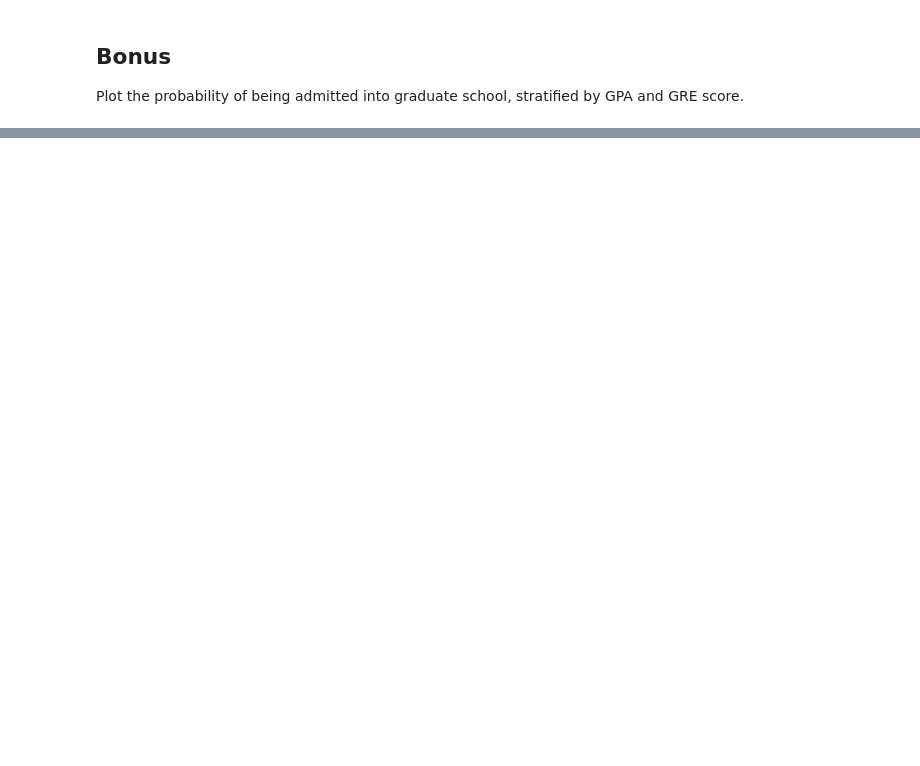
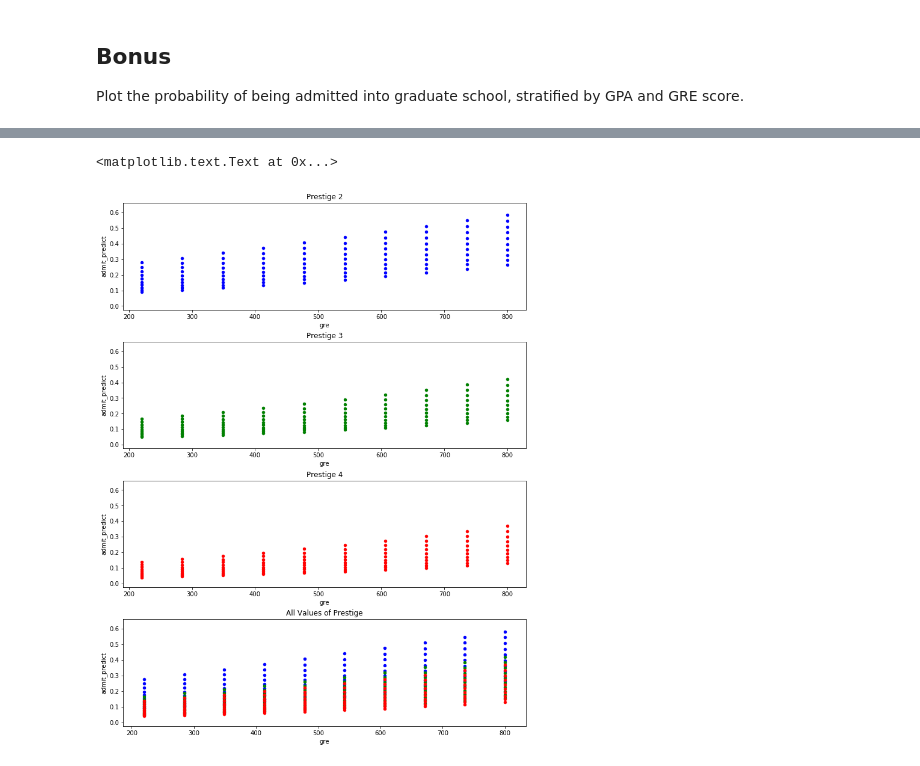
Before and after one commit to RMGProjects/ds-homework, a Jupyter notebook: project3/project3-starter.ipynb, the cells around one changed output, grey strips where cells are left out. Saved outputs shown, nothing was run; the diff lists cells and outputs as text; code cells hidden in the pictures; blank space fills up the shorter version.

```diff
--- a/project3/project3-starter.ipynb
+++ b/project3/project3-starter.ipynb
@@ -280,26 +283,25 @@ def cartesian(arrays, out=None):
     if out is None:
         out = np.zeros([n, len(arrays)], dtype=dtype)
 
-    m = n / arrays[0].size
+    m = int(n / arrays[0].size)
     out[:,0] = np.repeat(arrays[0], m)
     if arrays[1:]:
         cartesian(arrays[1:], out=out[0:m,1:])
-        for j in xrange(1, arrays[0].size):
+        for j in range(1, arrays[0].size):
             out[j*m:(j+1)*m,1:] = out[0:m,1:]
     return out
 # %%
 # instead of generating all possible values of GRE and GPA, we're going
 # to use an evenly spaced range of 10 values from the min to the max
 gres = np.linspace(data['gre'].min(), data['gre'].max(), 10)
-print gres
+print (gres)
 # array([ 220.        ,  284.44444444,  348.88888889,  413.33333333,
 #         477.77777778,  542.22222222,  606.66666667,  671.11111111,
 #         735.55555556,  800.        ])
 gpas = np.linspace(data['gpa'].min(), data['gpa'].max(), 10)
-print gpas
+print (gpas)
 # array([ 2.26      ,  2.45333333,  2.64666667,  2.84      ,  3.03333333,
 #         3.22666667,  3.42      ,  3.61333333,  3.80666667,  4.        ])
 
-
 # enumerate all possibilities
-combos = pd.DataFrame(cartesian([gres, gpas, [1, 2, 3, 4], [1.]]))
+combos = pd.DataFrame(cartesian([gres, gpas, [1, 2, 3, 4], [1]]))
@@ -307,7 +314,12 @@ combos = pd.DataFrame(cartesian([gres, gpas, [1, 2, 3, 4], [1.]]))
 #### 5.1 Recreate the dummy variables
 # %%
 # recreate the dummy variables
-
+combos.columns = ['gre', 'gpa', 'prestige', 'intercept']
+combos
 # keep only what we need for making predictions
+combos_dums = pd.get_dummies(combos, columns=['prestige'], prefix='prestige', drop_first=True)
+combos_dums.columns = ["gre", "gpa", 'intercept', "prestige_2", "prestige_3", "prestige_4"]
 # %% [markdown]
 #### 5.2 Make predictions on the enumerated dataset
+# %%
+combos_dums['admit_predict'] = result.predict(combos_dums[train_cols])
@@ -321,0 +356,15 @@ Plot the probability of being admitted into graduate school, stratified by GPA a
+# %%
+fig, axes = plt.subplots(4, 1, sharey=True)
+colors = ['blue', 'green', 'red', ]
+for e, c in enumerate(colors):
+    axes[e].set_title("Prestige {}".format(e + 2))
+    combos_dums[combos_dums['prestige_{}'.format(e+2)] == 1].plot(x = 'gre', y='admit_predict',
+                                                                  kind='scatter', color=c, ax=axes[e])
+    combos_dums[combos_dums['prestige_{}'.format(e+2)] == 1].plot(x = 'gre', y='admit_predict',
+                                                                  kind='scatter', color=c, ax=axes[3])
+plt.gcf().set_size_inches(12, 16)
+plt.subplots_adjust(hspace=0.3)
+axes[3].set_title("All Values of Prestige")
+# %% [output]
+<matplotlib.text.Text at 0x...>
+[figure, added]
```
Also changed, not shown: parts of 22 cells of this notebook.
